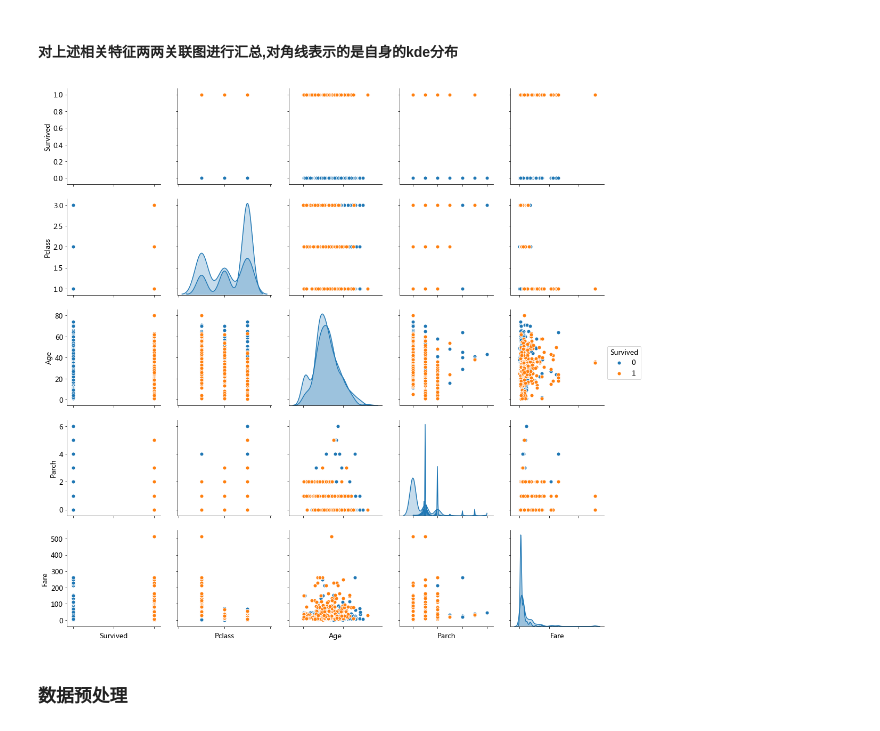
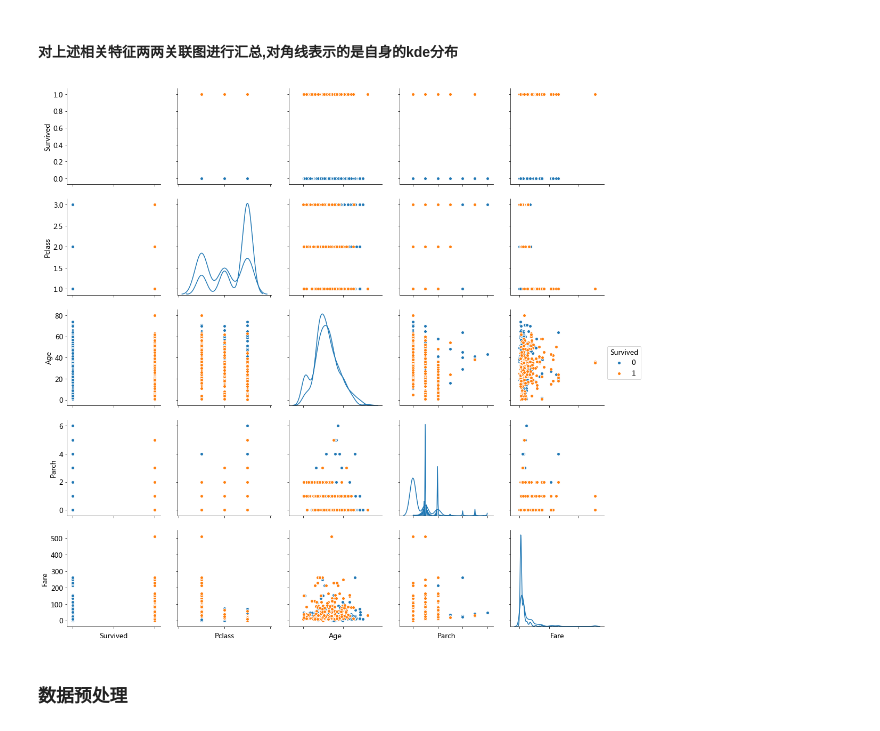
Before and after one commit to pengyi535719197/kaggle, a Jupyter notebook: Titanic/泰坦尼克号生存者预测.ipynb, the cells around one changed output. Drawn from its saved outputs; the diff is of its cells as text; code cells hidden in the pictures.

```diff
--- a/Titanic/泰坦尼克号生存者预测.ipynb
+++ b/Titanic/泰坦尼克号生存者预测.ipynb
@@ -292,11 +292,11 @@ plt.show()
 #### 对上述相关特征两两关联图进行汇总,对角线表示的是自身的kde分布
 # %%
 g = sns.pairplot(data_train[[u'Survived', u'Pclass', u'Sex', u'Age', u'Parch', u'Fare', u'Embarked']], hue='Survived',
-                size=3, diag_kind='kde', diag_kws=dict(shade=True), plot_kws=dict(s=50))
+                size=3, diag_kind='kde')
 g.set(xticklabels=[])
 plt.show()
 # %% [output]
-[figure, old version]
+[figure, new version]
 # %% [markdown]
 ### 数据预处理
 # %% [markdown]
```
Also changed, not shown: parts of 16 cells of this notebook.
